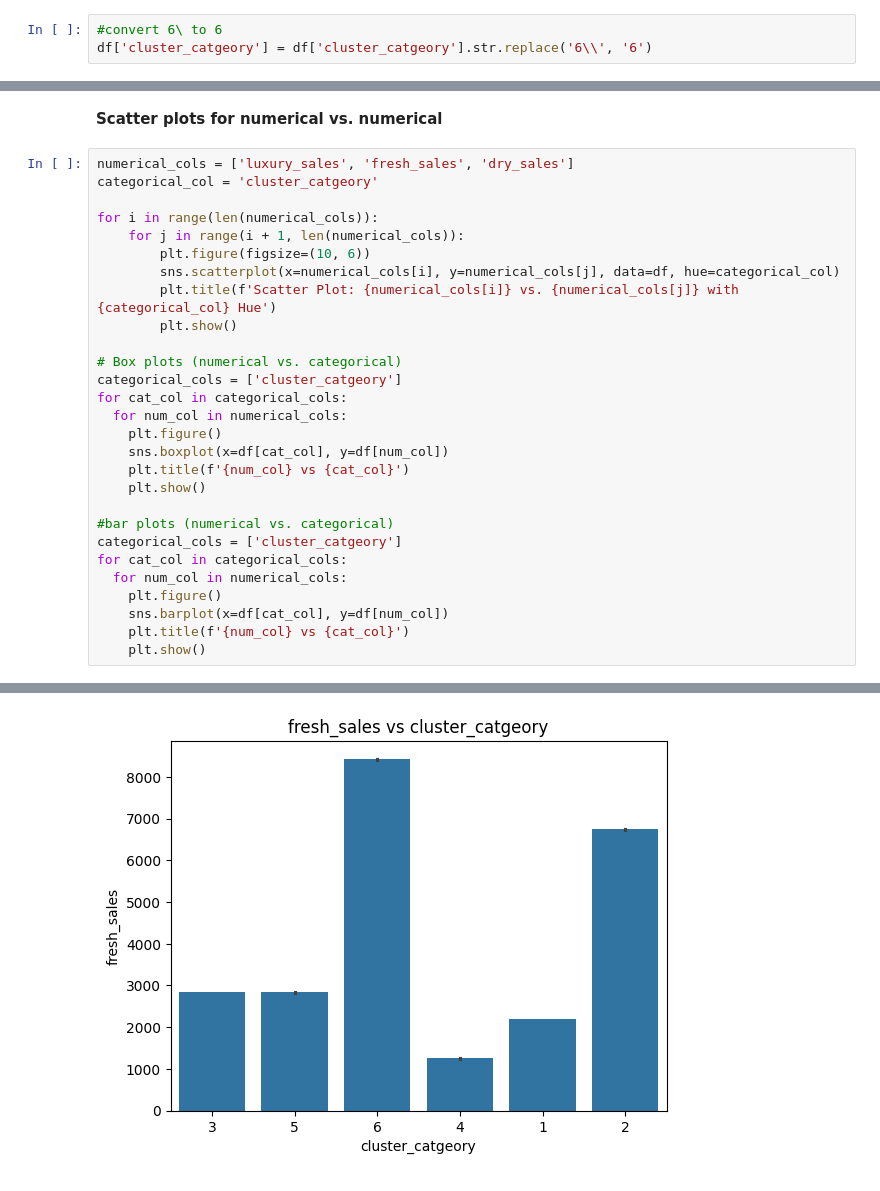
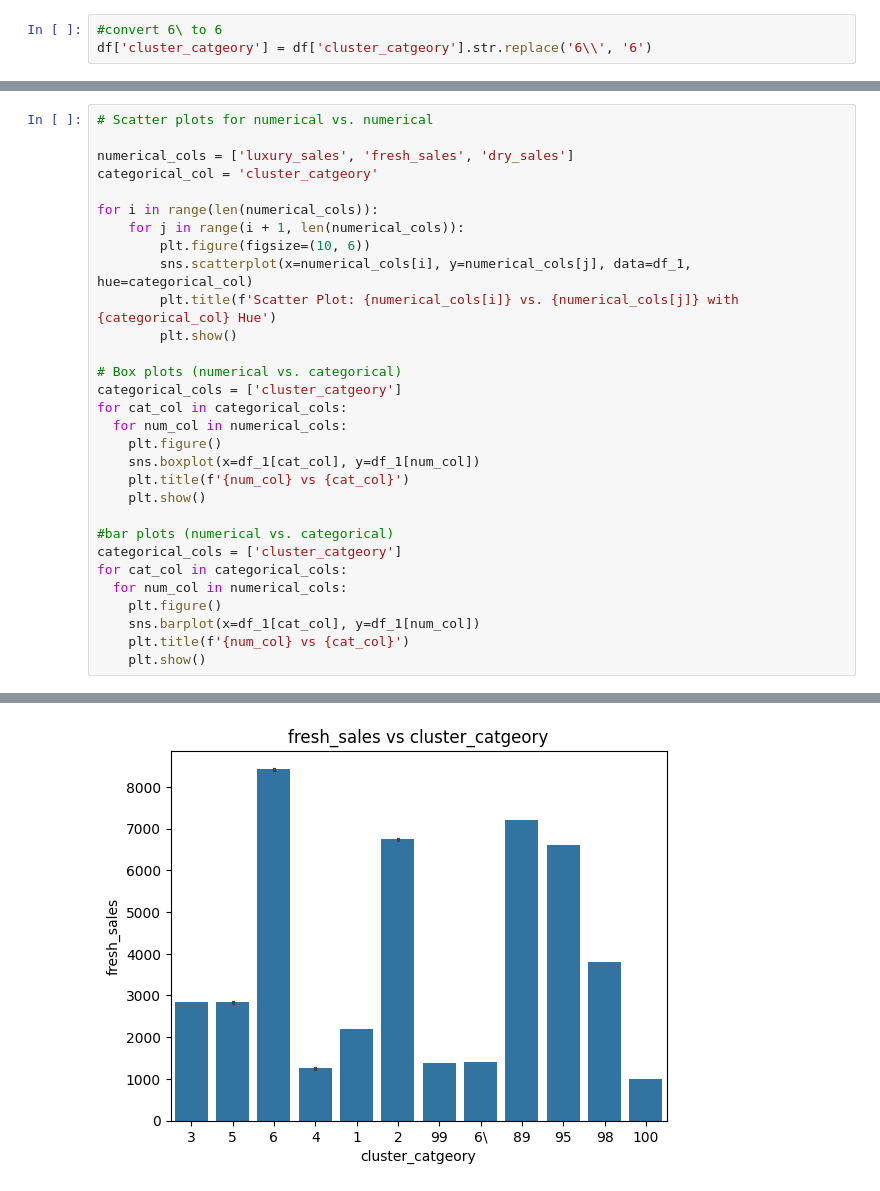
Before and after one commit to team-statstorm/dsplc2025, a Jupyter notebook: dsplc_1.ipynb, the cells around one changed output, grey strips where cells are left out. Cells and saved outputs as stored; diff of their text form.

```diff
--- a/dsplc_1.ipynb
+++ b/dsplc_1.ipynb
@@ -703,16 +619,16 @@ Name: count, dtype: int64
 [figure]
 <Figure size 640x480 with 0 Axes>
 [figure]
-# %% [markdown]
-**Scatter plots for numerical vs. numerical**
 # %%
+# Scatter plots for numerical vs. numerical
+
 numerical_cols = ['luxury_sales', 'fresh_sales', 'dry_sales']
 categorical_col = 'cluster_catgeory'
 
 for i in range(len(numerical_cols)):
     for j in range(i + 1, len(numerical_cols)):
         plt.figure(figsize=(10, 6))
-        sns.scatterplot(x=numerical_cols[i], y=numerical_cols[j], data=df, hue=categorical_col)
+        sns.scatterplot(x=numerical_cols[i], y=numerical_cols[j], data=df_1, hue=categorical_col)
         plt.title(f'Scatter Plot: {numerical_cols[i]} vs. {numerical_cols[j]} with {categorical_col} Hue')
         plt.show()
 
@@ -721,7 +637,7 @@ categorical_cols = ['cluster_catgeory']
 for cat_col in categorical_cols:
   for num_col in numerical_cols:
     plt.figure()
-    sns.boxplot(x=df[cat_col], y=df[num_col])
+    sns.boxplot(x=df_1[cat_col], y=df_1[num_col])
     plt.title(f'{num_col} vs {cat_col}')
     plt.show()
 
@@ -730,7 +646,7 @@ categorical_cols = ['cluster_catgeory']
 for cat_col in categorical_cols:
   for num_col in numerical_cols:
     plt.figure()
-    sns.barplot(x=df[cat_col], y=df[num_col])
+    sns.barplot(x=df_1[cat_col], y=df_1[num_col])
     plt.title(f'{num_col} vs {cat_col}')
     plt.show()
 # %% [output]
@@ -744 +660 @@ for cat_col in categorical_cols:
-[figure, old version]
+[figure, new version]
```
Also changed, not shown: parts of 38 cells of this notebook.
